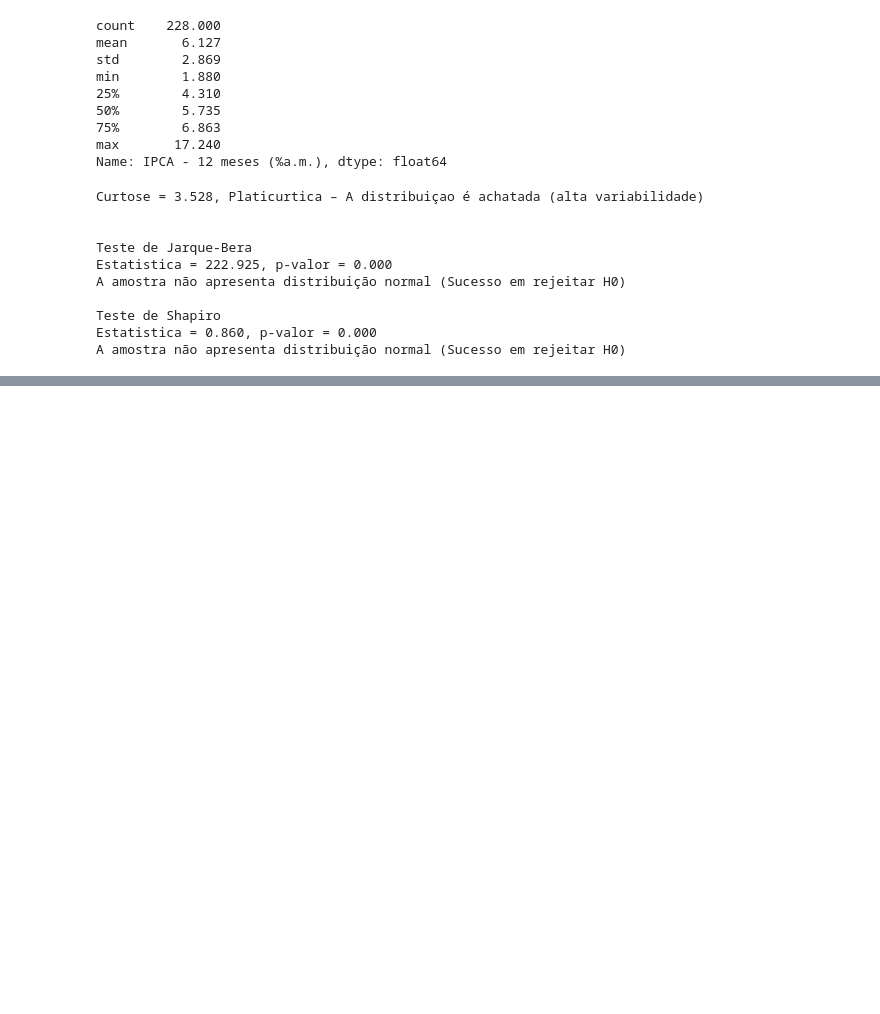
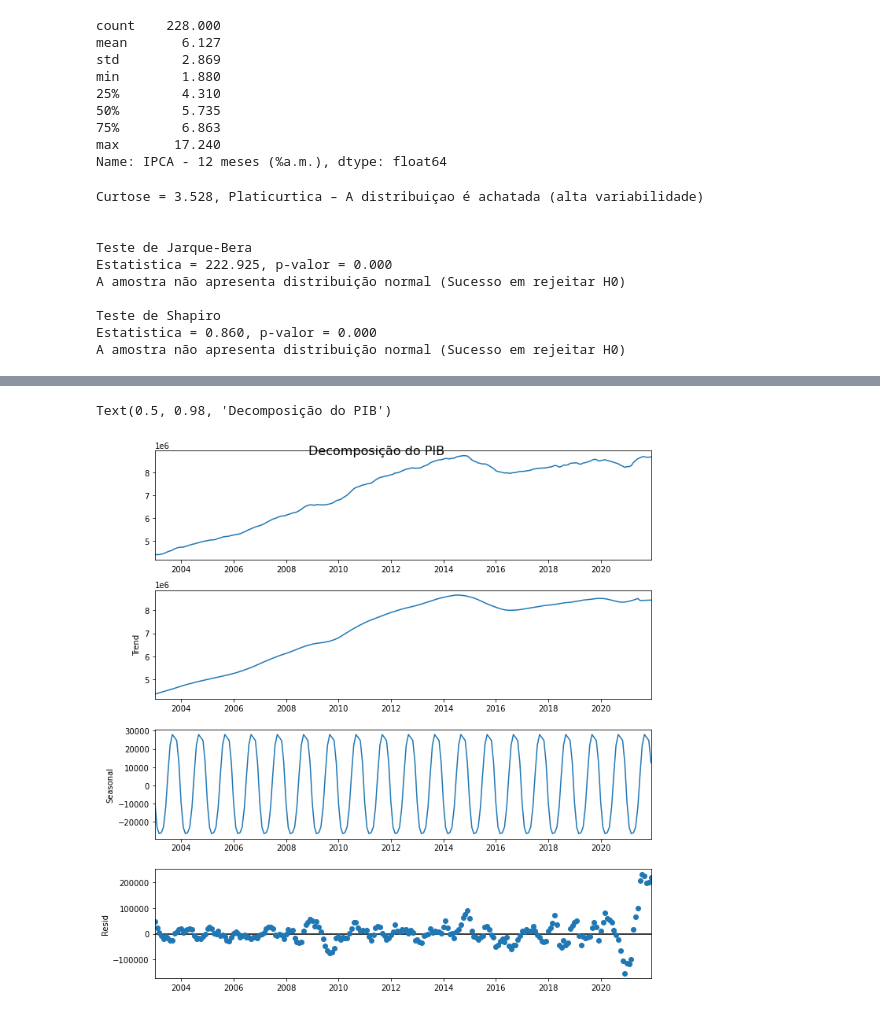
Before and after one commit to rehpires/EconometriaUFPB-2022, a Jupyter notebook: Atividade 2.ipynb, the cells around one changed output, grey strips where cells are left out. Saved outputs shown, nothing was run; the diff lists cells and outputs as text; code cells hidden in the pictures; blank space fills up the shorter version.

```diff
--- a/Atividade 2.ipynb
+++ b/Atividade 2.ipynb
@@ -446,0 +448,10 @@ A amostra não apresenta distribuição normal (Sucesso em rejeitar H0)
+# %%
+# Additive Decomposition, baseada no link time-series-analysis
+pib_dec = seasonal_decompose(pibr, model='additive', extrapolate_trend="freq")
+
+# Plotando a decomposição
+plt.rcParams.update({'figure.figsize': (10,10)})
+pib_dec.plot().suptitle('Decomposição do PIB', fontsize=16)
+# %% [output]
+Text(0.5, 0.98, 'Decomposição do PIB')
+[figure, added]
```
Also changed, not shown: parts of 16 cells of this notebook.
